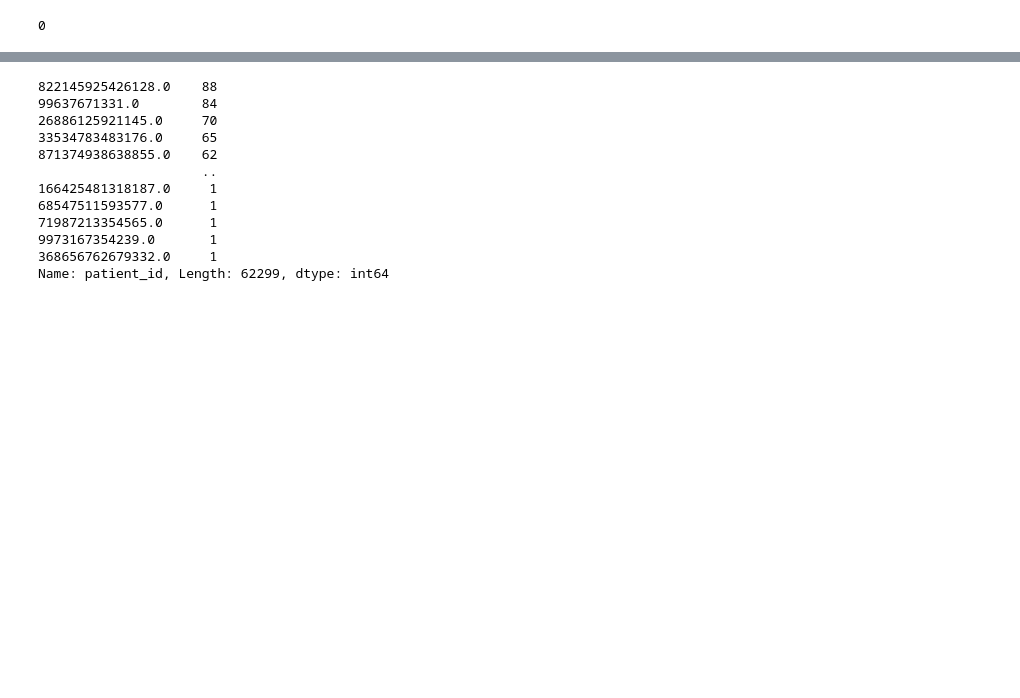
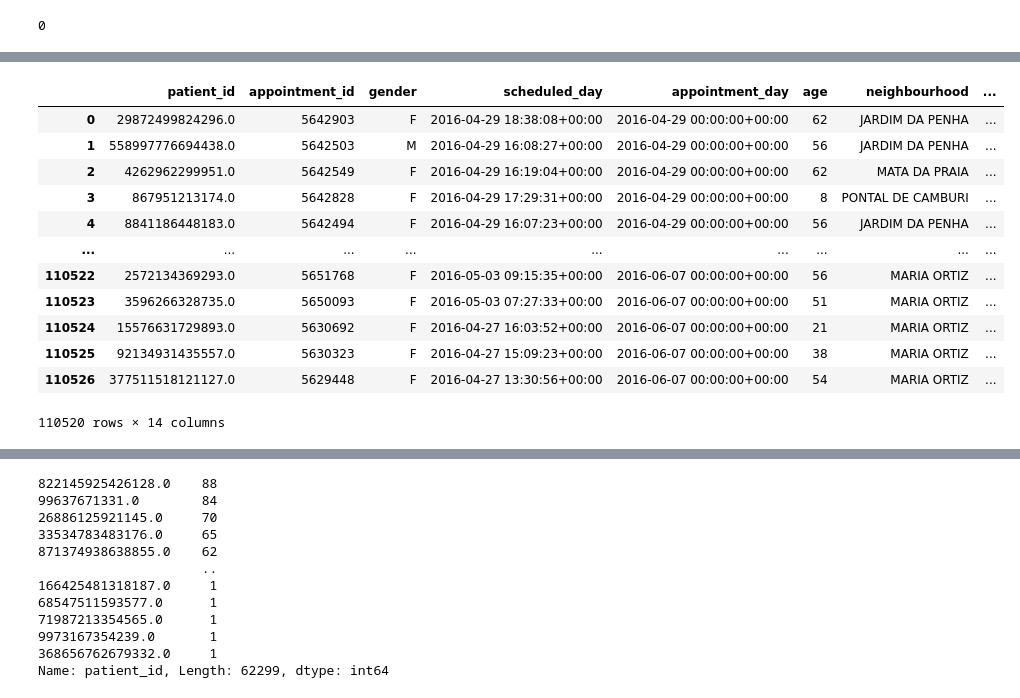
Before and after one commit to annesteinbach/supervised_learning_implementation, a Jupyter notebook: supervised_learning.ipynb, the cells around one changed output, grey strips where cells are left out. Cells and saved outputs as stored; diff of their text form; code cells hidden in the pictures; blank space fills up the shorter version.

```diff
--- a/supervised_learning.ipynb
+++ b/supervised_learning.ipynb
@@ -210,0 +233,16 @@ df.duplicated().sum()
+# %%
+df.drop(df[df.age>100].index)
+# %% [output]
+|  | patient_id | appointment_id | gender | scheduled_day | appointment_day | age | neighbourhood | ... |
+| 0 | 29872499824296.0 | 5642903 | F | 2016-04-29 18:38:08+00:00 | 2016-04-29 00:00:00+00:00 | 62 | JARDIM DA PENHA | ... |
+| 1 | 558997776694438.0 | 5642503 | M | 2016-04-29 16:08:27+00:00 | 2016-04-29 00:00:00+00:00 | 56 | JARDIM DA PENHA | ... |
+| 2 | 4262962299951.0 | 5642549 | F | 2016-04-29 16:19:04+00:00 | 2016-04-29 00:00:00+00:00 | 62 | MATA DA PRAIA | ... |
+| 3 | 867951213174.0 | 5642828 | F | 2016-04-29 17:29:31+00:00 | 2016-04-29 00:00:00+00:00 | 8 | PONTAL DE CAMBURI | ... |
+| 4 | 8841186448183.0 | 5642494 | F | 2016-04-29 16:07:23+00:00 | 2016-04-29 00:00:00+00:00 | 56 | JARDIM DA PENHA | ... |
+| ... | ... | ... | ... | ... | ... | ... | ... | ... |
+| 110522 | 2572134369293.0 | 5651768 | F | 2016-05-03 09:15:35+00:00 | 2016-06-07 00:00:00+00:00 | 56 | MARIA ORTIZ | ... |
+| 110523 | 3596266328735.0 | 5650093 | F | 2016-05-03 07:27:33+00:00 | 2016-06-07 00:00:00+00:00 | 51 | MARIA ORTIZ | ... |
+| 110524 | 15576631729893.0 | 5630692 | F | 2016-04-27 16:03:52+00:00 | 2016-06-07 00:00:00+00:00 | 21 | MARIA ORTIZ | ... |
+| 110525 | 92134931435557.0 | 5630323 | F | 2016-04-27 15:09:23+00:00 | 2016-06-07 00:00:00+00:00 | 38 | MARIA ORTIZ | ... |
+| 110526 | 377511518121127.0 | 5629448 | F | 2016-04-27 13:30:56+00:00 | 2016-06-07 00:00:00+00:00 | 54 | MARIA ORTIZ | ... |
+110520 rows × 14 columns
```
Also changed, not shown: parts of 5 cells of this notebook.
